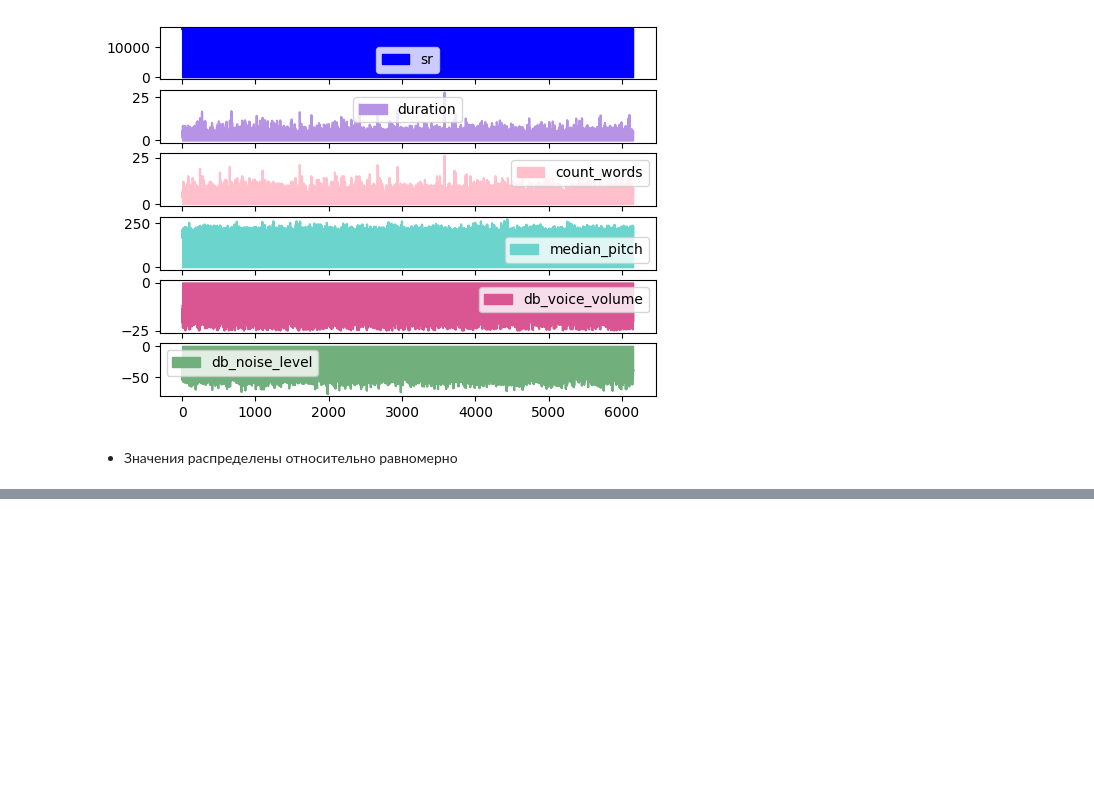
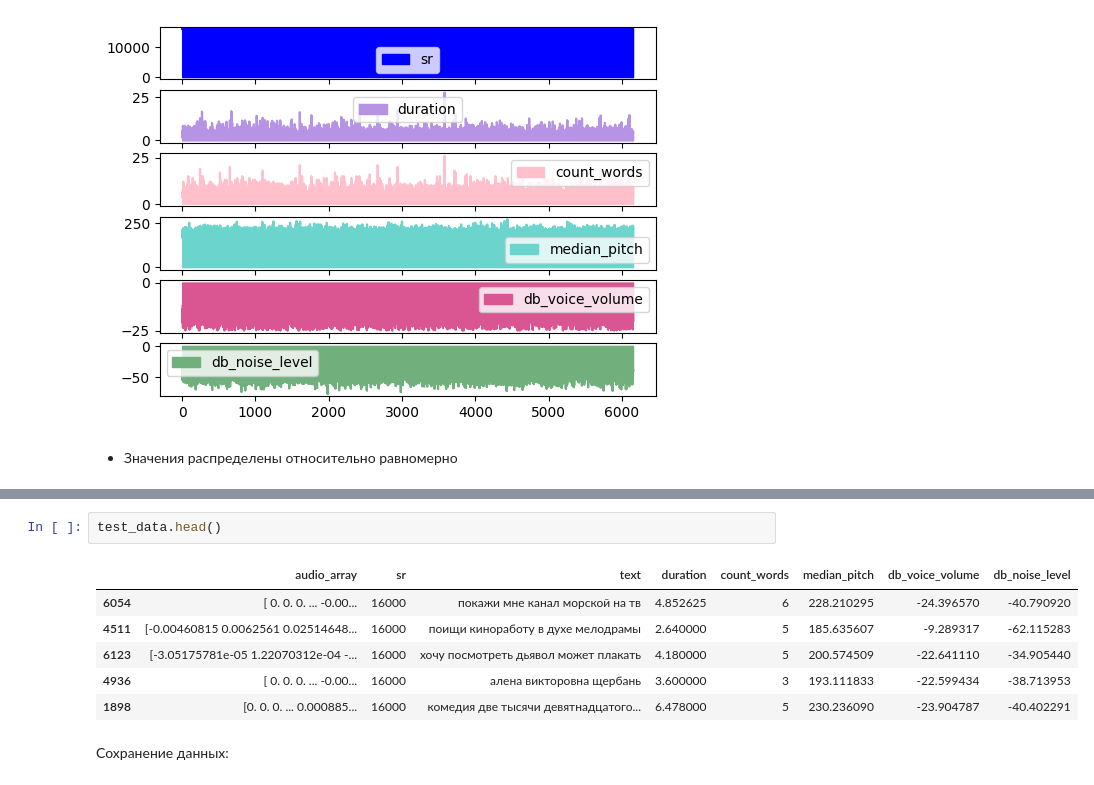
Before and after one commit to sollltit/tts1, a Jupyter notebook: Module_A/Module_A.ipynb, the cells around one changed output, grey strips where cells are left out. Cells and saved outputs as stored; diff of their text form; blank space fills up the shorter version.

```diff
--- a/Module_A/Module_A.ipynb
+++ b/Module_A/Module_A.ipynb
@@ -1016,0 +1061,11 @@ plt.show()
+# %%
+test_data.head()
+# %% [output]
+|  | audio_array | sr | text | duration | count_words | median_pitch | db_voice_volume | db_noise_level |
+| 6054 | [ 0. 0. 0. ... -0.00... | 16000 | покажи мне канал морской на тв | 4.852625 | 6 | 228.210295 | -24.396570 | -40.790920 |
+| 4511 | [-0.00460815 0.0062561 0.02514648... | 16000 | поищи киноработу в духе мелодрамы | 2.640000 | 5 | 185.635607 | -9.289317 | -62.115283 |
+| 6123 | [-3.05175781e-05 1.22070312e-04 -... | 16000 | хочу посмотреть дьявол может плакать | 4.180000 | 5 | 200.574509 | -22.641110 | -34.905440 |
+| 4936 | [ 0. 0. 0. ... -0.00... | 16000 | алена викторовна щербань | 3.600000 | 3 | 193.111833 | -22.599434 | -38.713953 |
+| 1898 | [0. 0. 0. ... 0.000885... | 16000 | комедия две тысячи девятнадцатого... | 6.478000 | 5 | 230.236090 | -23.904787 | -40.402291 |
+# %% [markdown]
+Сохранение данных:
```
Also changed, not shown: parts of 15 cells of this notebook, 5 other files.
